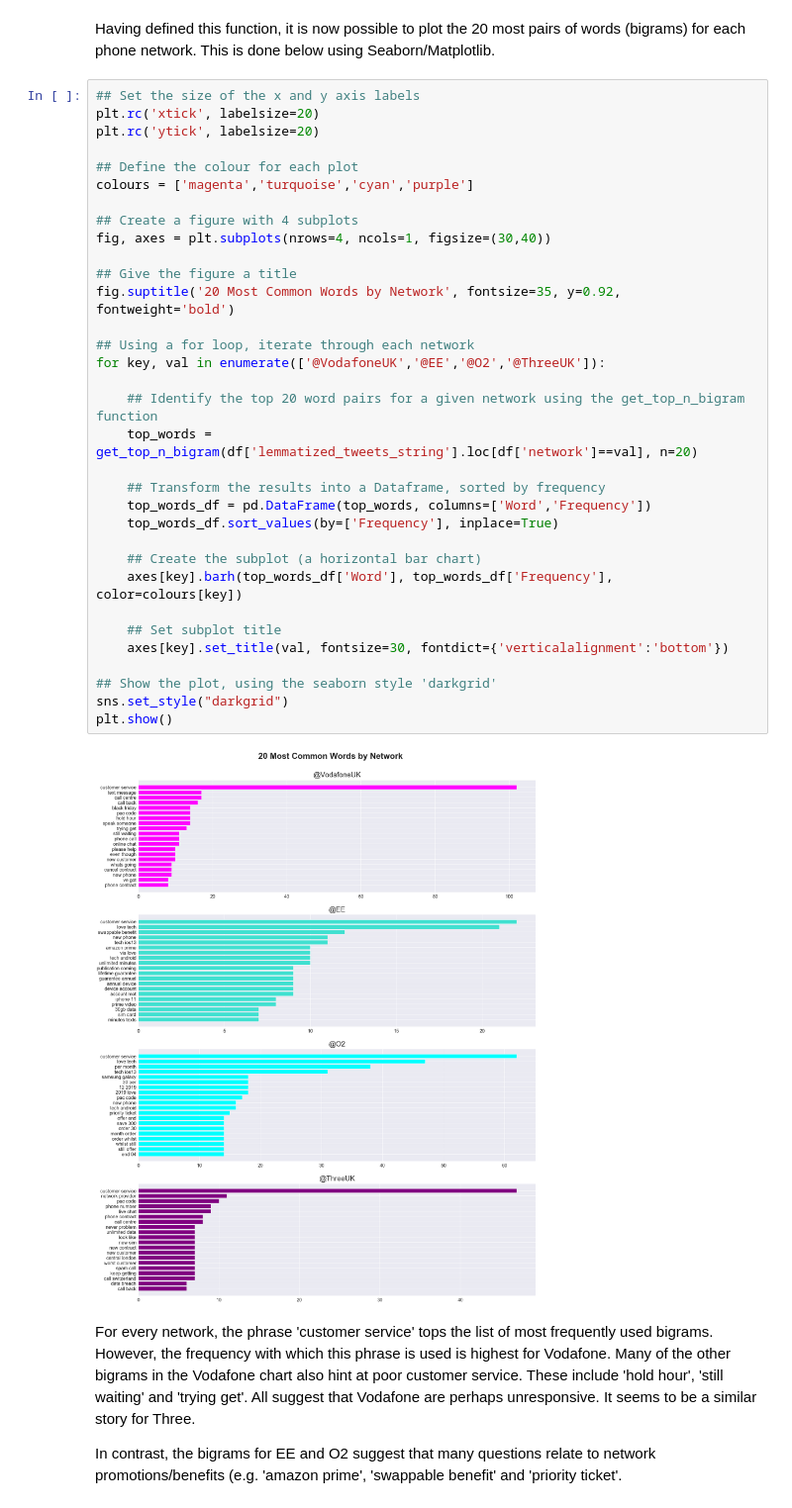
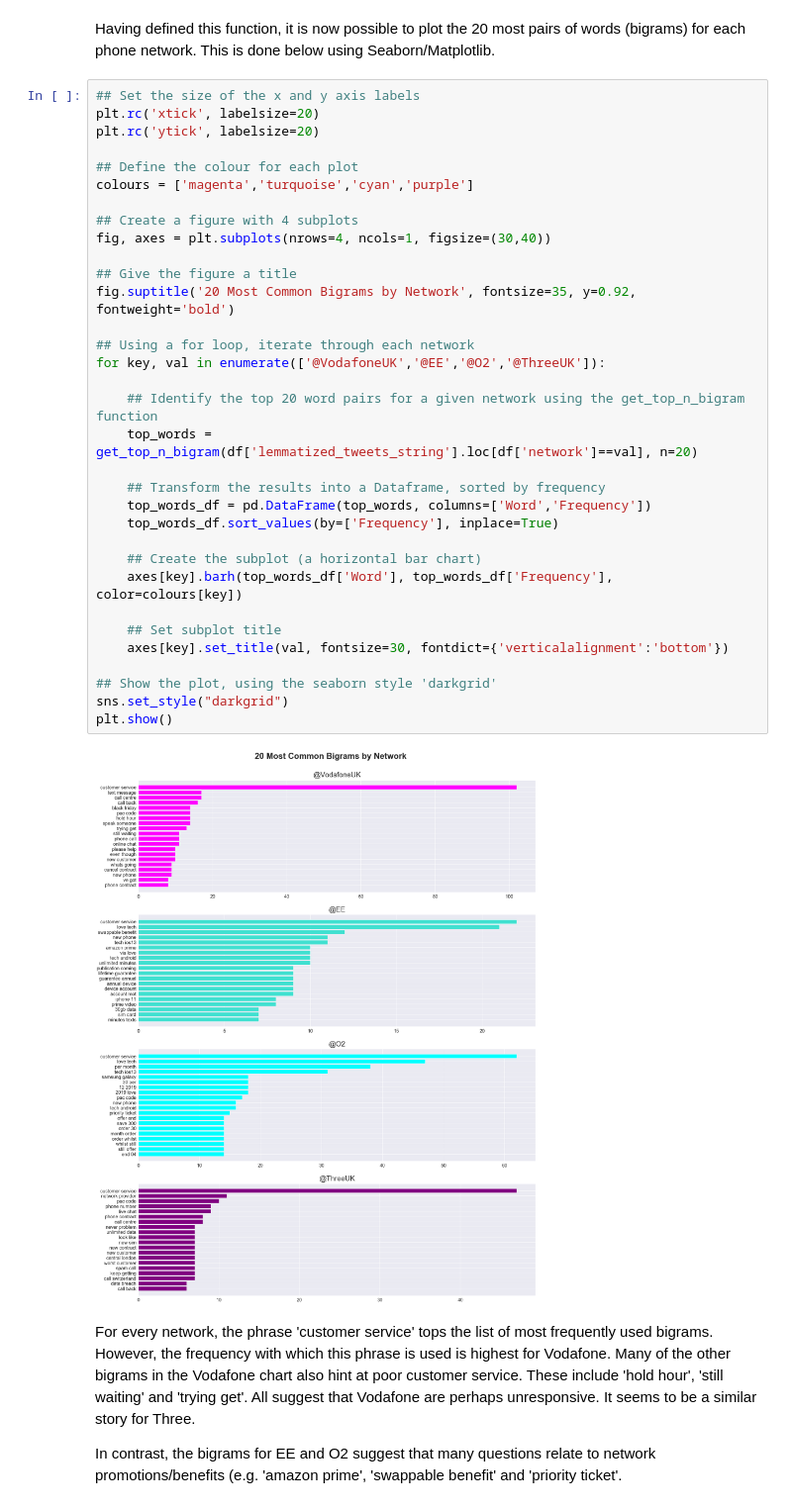
Before and after one commit to isobeldaley/categorising-tweets, a Jupyter notebook: Step 3 - Explore Data.ipynb, the cells around one changed output. Shown at 99% size. Saved outputs shown, nothing was run; the diff lists cells and outputs as text.

Commit message:
Minor updates to chart tiles

```diff
--- a/Step 3 - Explore Data.ipynb
+++ b/Step 3 - Explore Data.ipynb
@@ -296,35 +241,35 @@ plt.rc('xtick', labelsize=20)
 plt.rc('ytick', labelsize=20)
 
 ## Define the colour for each plot
 colours = ['magenta','turquoise','cyan','purple']
 
 ## Create a figure with 4 subplots
 fig, axes = plt.subplots(nrows=4, ncols=1, figsize=(30,40))
 
 ## Give the figure a title
-fig.suptitle('20 Most Common Words by Network', fontsize=35, y=0.92, fontweight='bold')
+fig.suptitle('20 Most Common Bigrams by Network', fontsize=35, y=0.92, fontweight='bold')
 
 ## Using a for loop, iterate through each network
 for key, val in enumerate(['@VodafoneUK','@EE','@O2','@ThreeUK']):
 
     ## Identify the top 20 word pairs for a given network using the get_top_n_bigram function
     top_words = get_top_n_bigram(df['lemmatized_tweets_string'].loc[df['network']==val], n=20)
 
     ## Transform the results into a Dataframe, sorted by frequency
     top_words_df = pd.DataFrame(top_words, columns=['Word','Frequency'])
     top_words_df.sort_values(by=['Frequency'], inplace=True)
 
     ## Create the subplot (a horizontal bar chart)
     axes[key].barh(top_words_df['Word'], top_words_df['Frequency'], color=colours[key])
 
     ## Set subplot title
     axes[key].set_title(val, fontsize=30, fontdict={'verticalalignment':'bottom'})
 
 ## Show the plot, using the seaborn style 'darkgrid'
 sns.set_style("darkgrid")
 plt.show()
 # %% [output]
-[figure, old version]
+[figure, new version]
 # %% [markdown]
 For every network, the phrase 'customer service' tops the list of most frequently used bigrams.  However, the frequency with which this phrase is used is highest for Vodafone.   Many of the other bigrams in the Vodafone chart also hint at poor customer service.  These include 'hold hour', 'still waiting' and 'trying get'.  All suggest that Vodafone are perhaps unresponsive. It seems to be a similar story for Three.
 
```
Also changed, not shown: parts of 3 cells of this notebook.
